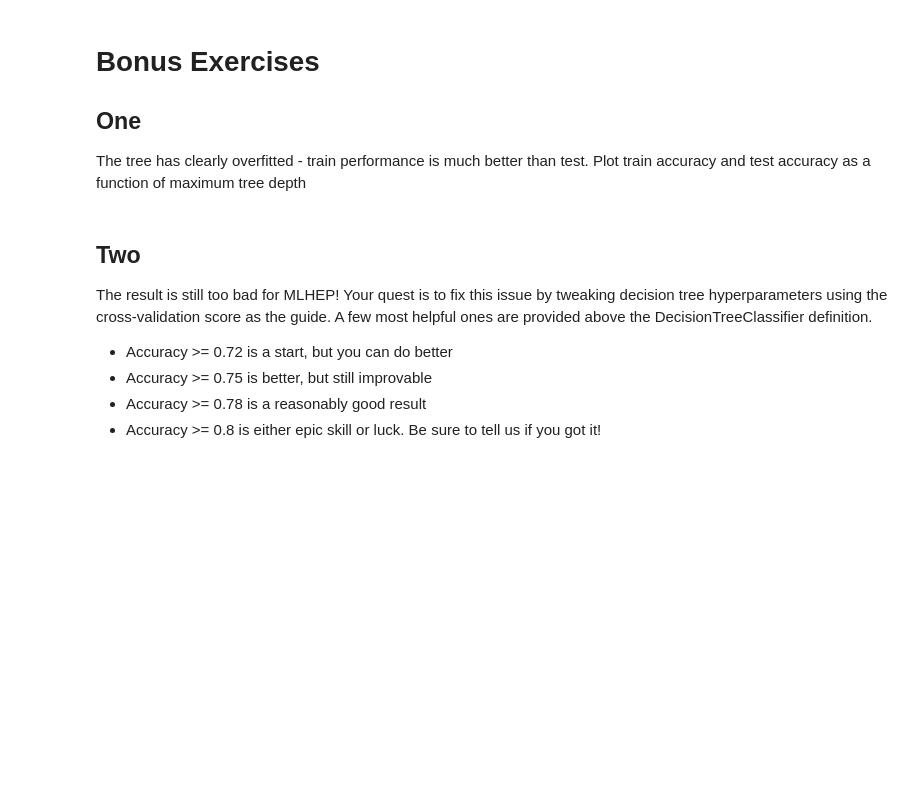
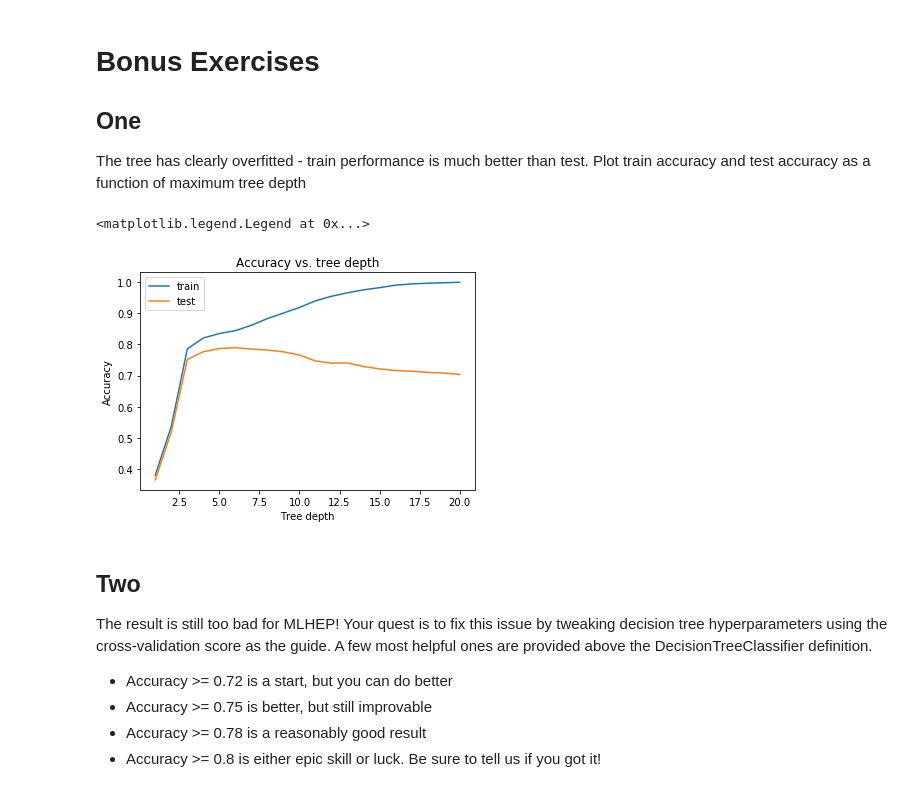
Before and after one commit to adammendoza/mlhep2017, a Jupyter notebook: day1/seminar2-work/1.2.2 Decision trees.ipynb, the cells around one changed output. Cells and saved outputs as stored; diff of their text form; code cells hidden in the pictures; blank space fills up the shorter version.

```diff
--- a/day1/seminar2-work/1.2.2 Decision trees.ipynb
+++ b/day1/seminar2-work/1.2.2 Decision trees.ipynb
@@ -124,4 +108,0 @@ forest_predict()
-# %%
-from sklearn.ensemble import RandomForestClassifier
-tree = RandomForestClassifier(n_estimators=10000, n_jobs=-1)
-tree.fit(X_train, Y_train)
@@ -207,3 +179,22 @@ The tree has clearly overfitted - train performance is much better than test. Pl
+# %%
+depth = np.arange(1, 21)
+train_accuracy = np.zeros(depth.shape)
+test_accuracy = np.zeros(depth.shape)
+for t in range(0,depth.shape[0]):
+    tree = DecisionTreeClassifier(max_depth=depth[t])
+    tree.fit(X_train, Y_train)
+    train_accuracy[t] = sklearn.metrics.accuracy_score(Y_train, tree.predict(X_train))
+    test_accuracy[t] = sklearn.metrics.accuracy_score(Y_test, tree.predict(X_test))
+fig, ax = plt.subplots()
+train_plt, = ax.plot(depth, train_accuracy, label="train")
+test_plt, = ax.plot(depth, test_accuracy, label="test")
+ax.set_title("Accuracy vs. tree depth")
+ax.set_xlabel("Tree depth")
+ax.set_ylabel("Accuracy")
+ax.legend(handles=[train_plt,test_plt])
+# %% [output]
+<matplotlib.legend.Legend at 0x...>
+[figure, added]
 # %% [markdown]
 ## Two
 The result is still too bad for MLHEP! Your quest is to fix this issue by tweaking decision tree hyperparameters using the cross-validation score as the guide. A few most helpful ones are provided above the DecisionTreeClassifier definition.
```
Also changed, not shown: parts of 25 cells of this notebook, 2 other files.
